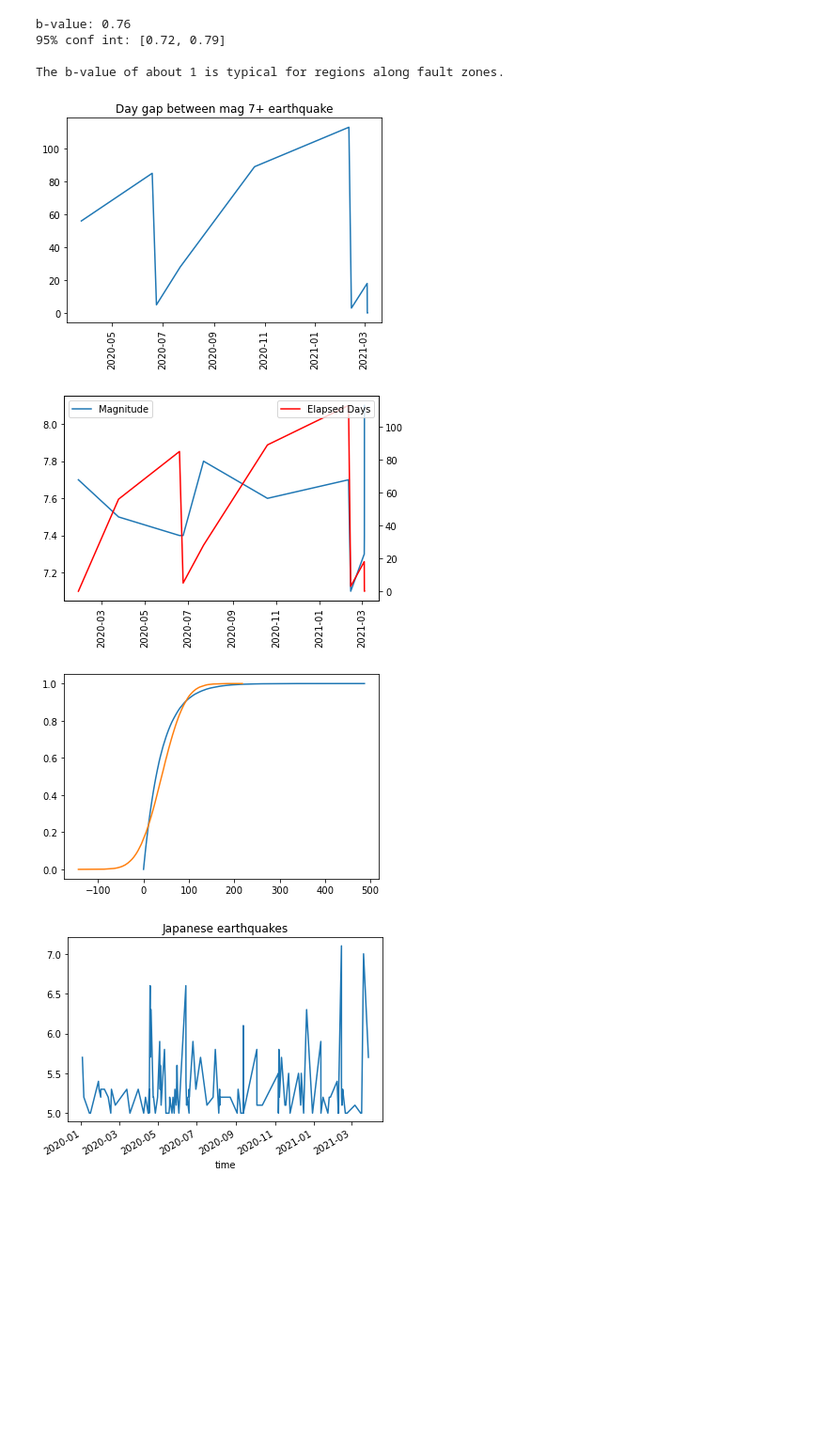
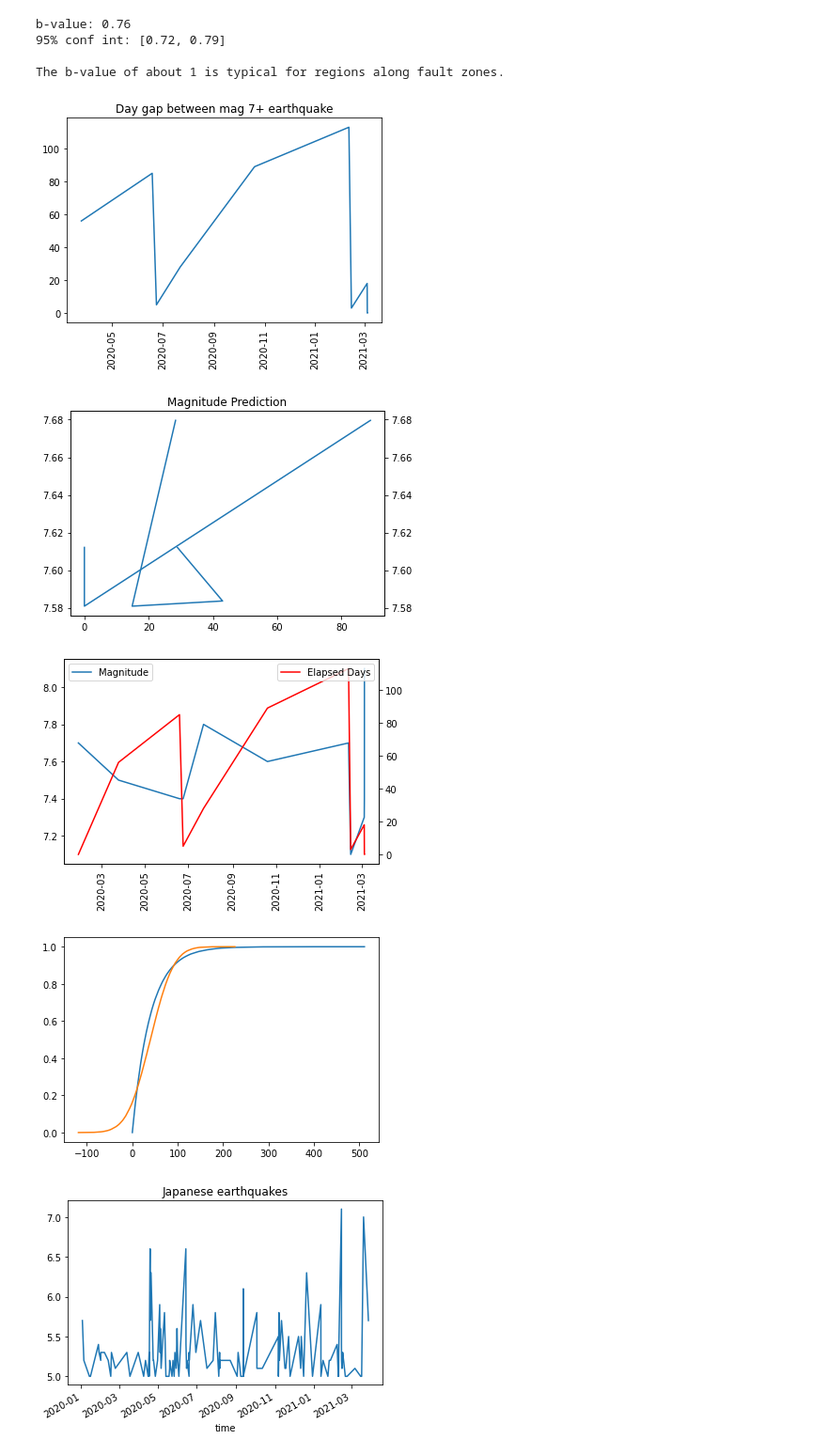
Before and after one commit to Andru-1987/python-deep-learning, a Jupyter notebook: Earthquakes 5 plus.ipynb, the cells around one changed output. Shown: that part at 94% size. Cells and saved outputs as stored; diff of their text form; code cells hidden in the pictures; blank space fills up the shorter version.

```diff
--- a/Earthquakes 5 plus.ipynb
+++ b/Earthquakes 5 plus.ipynb
@@ -151,39 +152,50 @@ events['elapsed_days']=events['time_delta'].apply(lambda x: np.nan_to_num(x.days
 
 X=events[['latitude','longitude','elapsed_days','depth']]
 y=np.nan_to_num(events['mag'])
+
+X_train,X_test,y_train, y_test=train_test_split(X,y,test_size=0.3,random_state=42)
+
 from sklearn.linear_model import LinearRegression
 lr = LinearRegression()
 #predict_days=np.linspace(min(events['elapsed_days']),max(events['elapsed_days'])).reshape(-1,1)
 #predict_depth=np.linspace(min(events['depth']),max(events['depth'])).reshape(-1,1)
 lr.fit(X,y)
+
+y_pred=lr.predict(X_test)
+
+fig, ax= plt.subplots()
+ax.plot(X_test['elapsed_days'],y_pred)
+plt.title('Magnitude Prediction')
+plt.show()
 
 fig, ax= plt.subplots()
 ax.plot(events.index,np.nan_to_num(events['mag']))
 plt.xticks(rotation=90)
 plt.legend(['Magnitude'])
 twin_ax=ax.twinx()
 twin_ax.plot(events.index,events['elapsed_days'],color='red')
 plt.legend(['Elapsed Days'],loc=1)
 plt.show()
 
 
 mean_time_gap = np.mean(time_delta)
 std_time_gap=np.std(time_delta)
 
 # get alot of samples
 time_gap_exp = np.random.exponential(mean_time_gap, size=100000)
 
 time_gap_norm = np.random.normal(
     mean_time_gap, std_time_gap, size=100000
 )
 
 _= plt.plot(*dcst.ecdf(time_gap_exp))
 _= plt.plot(*dcst.ecdf(time_gap_norm))
 plt.show()
 # %% [output]
 [figure]
-[figure, old version]
+[figure, new version]
-[figure, old version]
+[figure, new version]
+[figure, added]
 # %%
 japan_filter = df.place.str.contains('Japan')
 
```
Also changed, not shown: parts of 1 cell of this notebook.
